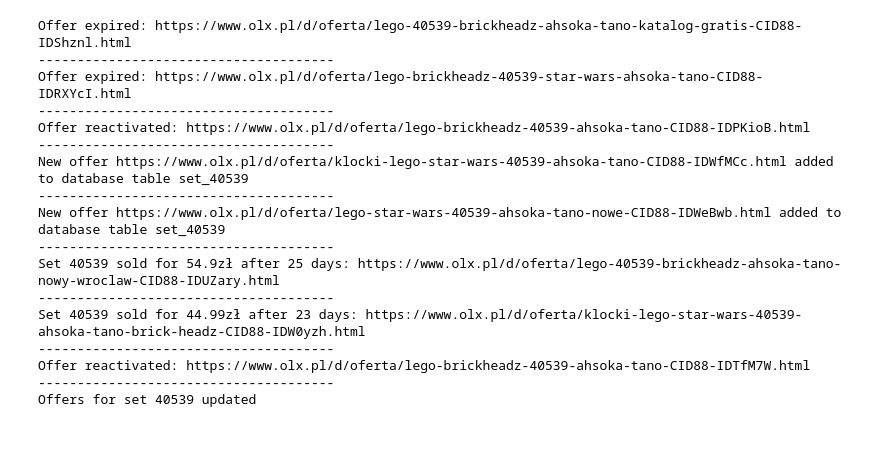
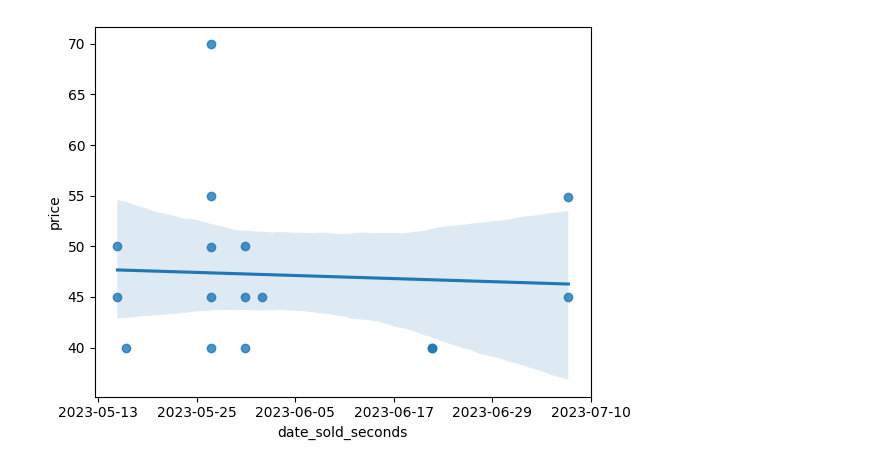
Before and after one commit to RabaDaba1/lego-bot, a Jupyter notebook: tutorial.ipynb, the cells around one changed output. Drawn from its saved outputs; the diff is of its cells as text; code cells hidden in the pictures; blank space fills up the shorter version.

```diff
--- a/tutorial.ipynb
+++ b/tutorial.ipynb
@@ -43,20 +53,4 @@ memory usage: 4.5+ KB
 # %%
-new_set.update_db()
+new_set.plot_trend()
 # %% [output]
-Offer expired: https://www.olx.pl/d/oferta/lego-40539-brickheadz-ahsoka-tano-katalog-gratis-CID88-IDShznl.html
---------------------------------------
-Offer expired: https://www.olx.pl/d/oferta/lego-brickheadz-40539-star-wars-ahsoka-tano-CID88-IDRXYcI.html
---------------------------------------
-Offer reactivated: https://www.olx.pl/d/oferta/lego-brickheadz-40539-ahsoka-tano-CID88-IDPKioB.html
---------------------------------------
-New offer https://www.olx.pl/d/oferta/klocki-lego-star-wars-40539-ahsoka-tano-CID88-IDWfMCc.html added to database table set_40539
---------------------------------------
-New offer https://www.olx.pl/d/oferta/lego-star-wars-40539-ahsoka-tano-nowe-CID88-IDWeBwb.html added to database table set_40539
---------------------------------------
-Set 40539 sold for 54.9zł after 25 days: https://www.olx.pl/d/oferta/lego-40539-brickheadz-ahsoka-tano-nowy-wroclaw-CID88-IDUZary.html
---------------------------------------
-Set 40539 sold for 44.99zł after 23 days: https://www.olx.pl/d/oferta/klocki-lego-star-wars-40539-ahsoka-tano-brick-headz-CID88-IDW0yzh.html
---------------------------------------
-Offer reactivated: https://www.olx.pl/d/oferta/lego-brickheadz-40539-ahsoka-tano-CID88-IDTfM7W.html
---------------------------------------
-Offers for set 40539 updated
+[figure, added]
```
Also changed, not shown: parts of 11 cells of this notebook, 2 other files.
